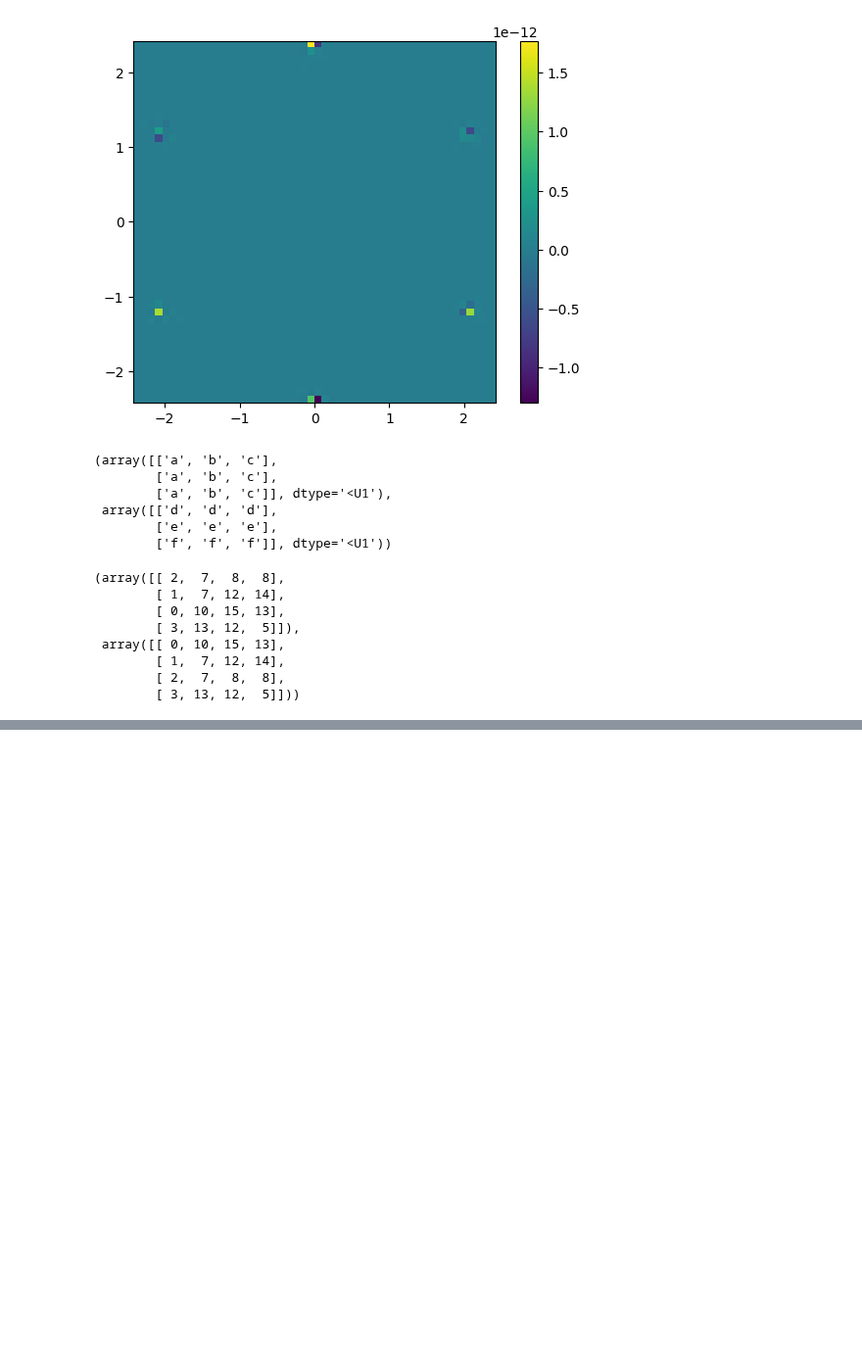
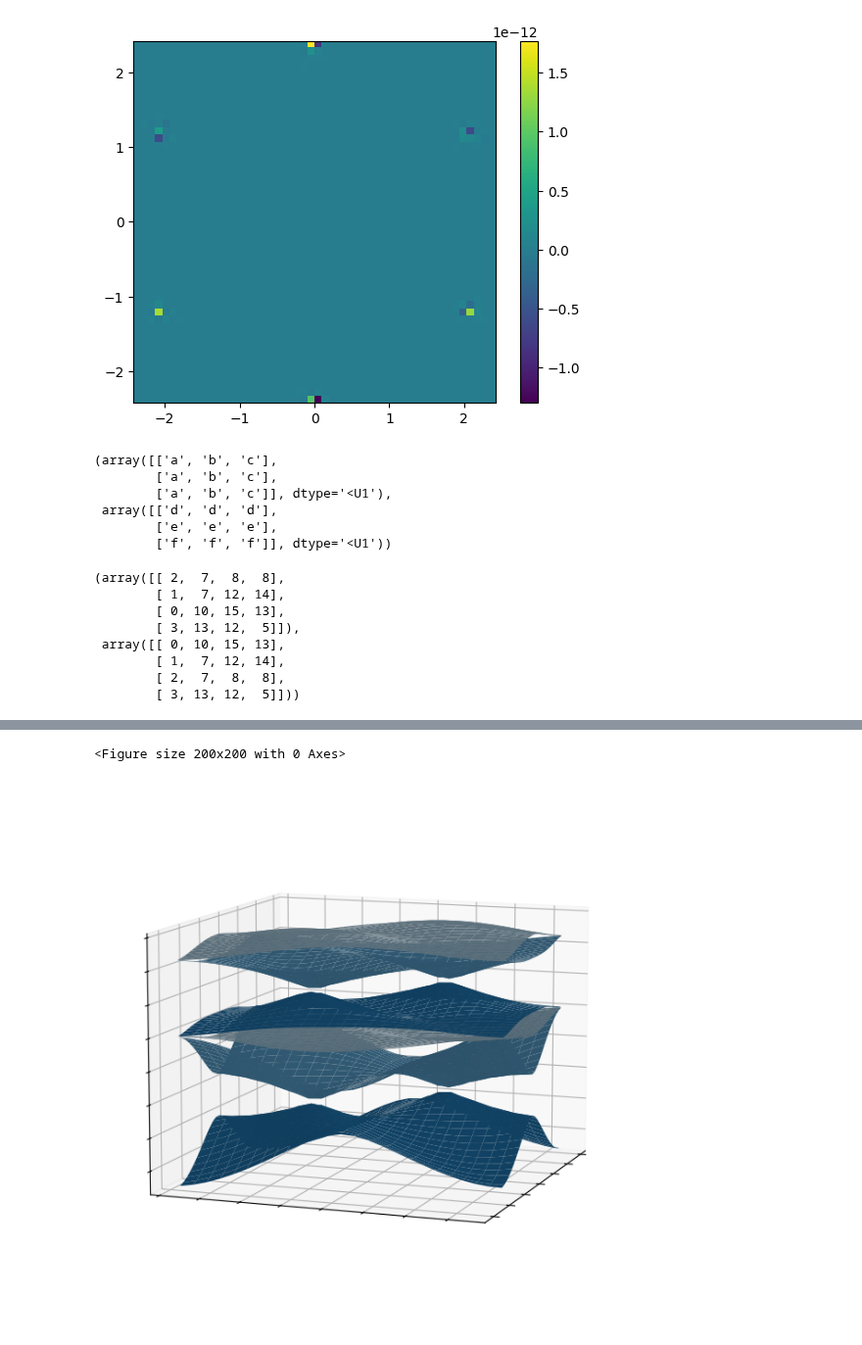
Before and after one commit to ChriGomm/master, a Jupyter notebook: numerics/dip_dip.ipynb, the cells around one changed output, grey strips where cells are left out. Shown at 98% size. Drawn from its saved outputs; the diff is of its cells as text; code cells hidden in the pictures; blank space fills up the shorter version.

```diff
--- a/numerics/dip_dip.ipynb
+++ b/numerics/dip_dip.ipynb
@@ -250,0 +555,29 @@ d, np.array(sorted(d, key=lambda x: x[0]))
+# %%
+from matplotlib import cm
+
+plt.style.use('_mpl-gallery')
+
+# Make data
+k = np.zeros((grid_size, grid_size,2))
+for i in range(grid_size):
+    for j in range(grid_size):
+        k[j,i,0] = 2*np.pi/3*(-k_index[i]+2*k_index[j])
+        k[j,i,1] = 2/np.pi/np.sqrt(3)*k_index[i]
+
+plt.figure()
+# for i in range(grid_size):
+#     for j in range(grid_size):
+#         plt.scatter(k[i,j,0], k[i,j,1], color='blue', s=10, alpha=0.5)
+# Plot the surface
+fig, ax = plt.subplots(subplot_kw={"projection": "3d"},figsize=(8, 6))
+for i in range(6):
+    ax.plot_surface(k[:,:,0], k[:,:,1], eigenvals[i,:,:])
+ax.view_init(elev=10, azim=20)
+ax.set(xticklabels=[],
+       yticklabels=[],
+       zticklabels=[])
+
+plt.show()
+# %% [output]
+<Figure size 200x200 with 0 Axes>
+[figure, added]
```
Also changed, not shown: parts of 7 cells of this notebook, 34 other files.
